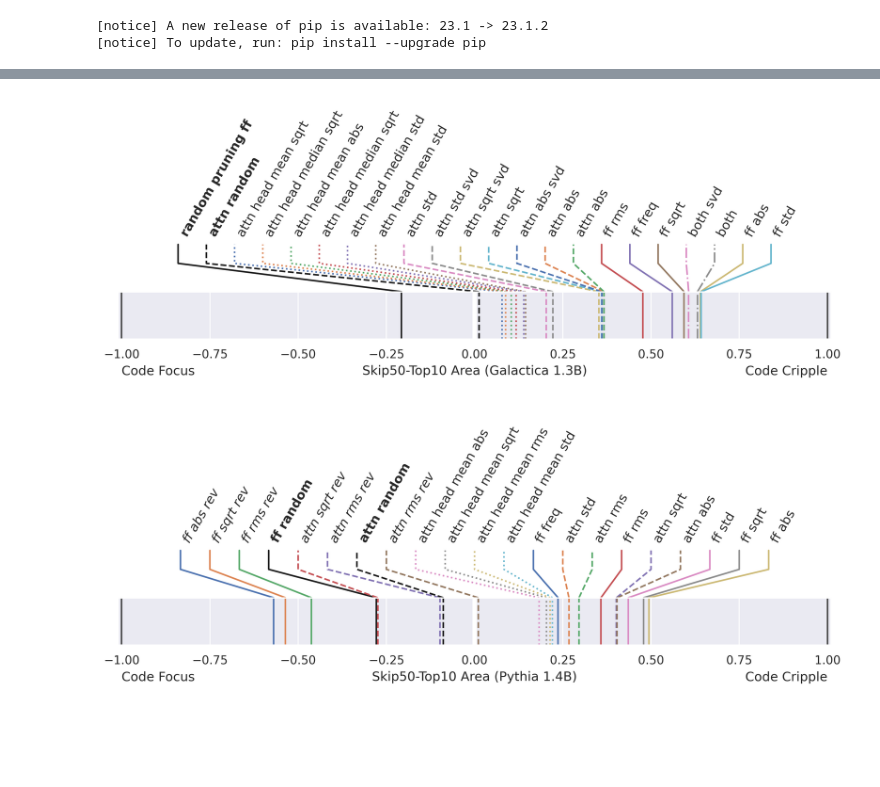
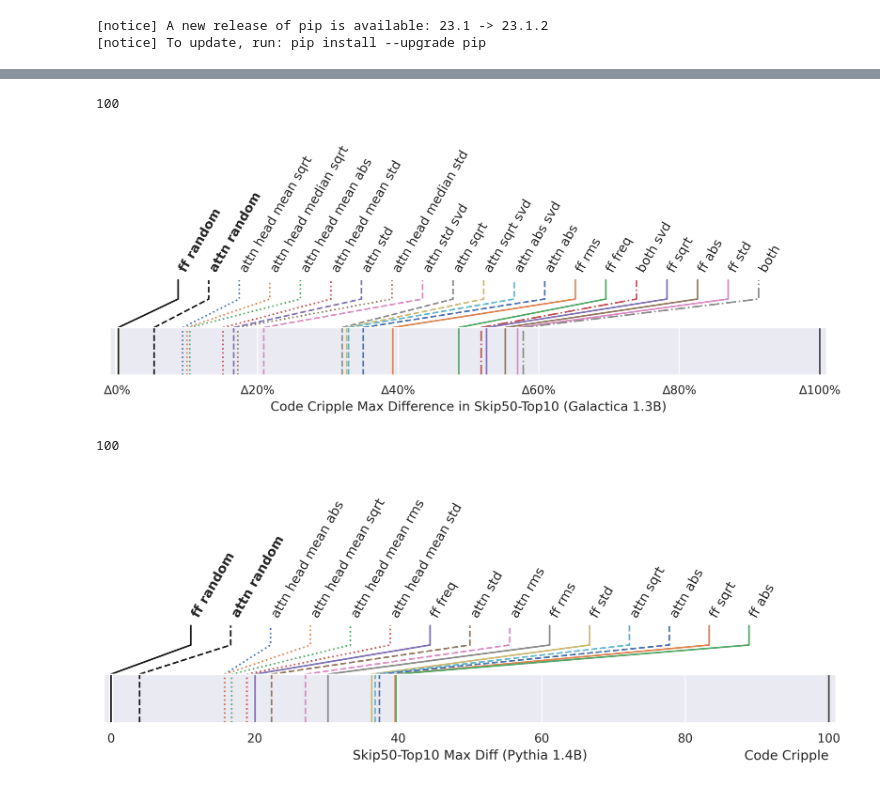
Before and after one commit to nickypro/separability, a Jupyter notebook: examples/analyse-methods.ipynb, the cells around one changed output, grey strips where cells are left out. Drawn from its saved outputs; the diff is of its cells as text; code cells hidden in the pictures; blank space fills up the shorter version.

Commit message:
changed metric to difference in accuracy loss

```diff
--- a/examples/analyse-methods.ipynb
+++ b/examples/analyse-methods.ipynb
@@ -57,6 +57,11 @@ def normed(h, dataset, key):
 
 def calculate_area(x, y):
     return np.trapz(y, x)
+
+def calculate_max_diff(x, y):
+    x, y = np.array(x), np.array(y)
+    diff = (y-x)
+    return diff.max()
 
 class WandbRunData:
     def __init__(self, run_name):
@@ -98,8 +103,9 @@ class WandbRunData:
         cripple_perf   = normed(self.h, self.cripple, metric) * self.scale
 
         d_focus, d_cripple = focus_perf, cripple_perf
-        area = calculate_area(focus_perf, cripple_perf)*2 / (self.scale**2)
-        return focus_perf, cripple_perf, area
+        #area = calculate_area(focus_perf, cripple_perf)*2 / (self.scale**2)
+        score = calculate_max_diff(focus_perf, cripple_perf)
+        return focus_perf, cripple_perf, score
 
     def get_diag_metric(self, metric):
         self.scale = 100
@@ -107,8 +113,9 @@ class WandbRunData:
         cripple_perf   = normed(self.h, self.cripple, metric) * self.scale
 
         d_cripple, d_focus = self.scale-cripple_perf, self.scale-focus_perf
-        area = ( calculate_area(d_focus, d_cripple) - self.scale**2/2 )/(self.scale**2)
-        return d_cripple, d_focus, area
+        #area = ( calculate_area(d_focus, d_cripple) - self.scale**2/2 )/(self.scale**2)
+        score = calculate_max_diff(d_focus, d_cripple)
+        return d_cripple, d_focus, score
 
     def get_d_metric(self, metric):
         self.scale = 100
@@ -116,8 +123,9 @@ class WandbRunData:
         cripple_perf   = normed(self.h, self.cripple, metric) * self.scale
 
         d_cripple, d_focus = self.scale-cripple_perf, self.scale-focus_perf
-        area = calculate_area(d_focus, d_cripple-d_focus)*2 / (self.scale**2)
-        return d_cripple, d_focus, area
+        #area = calculate_area(d_focus, d_cripple-d_focus)*2 / (self.scale**2)
+        score = calculate_max_diff(d_focus, d_cripple)
+        return d_cripple, d_focus, score
 
 def plot_frac_pruned(run_obj, metric):
     r = run_obj
@@ -153,7 +161,7 @@ def plot_metric(run_obj, metric, diff=True):
 
 def plot_perf_metric(run_obj, metric, diff=True):
     r = run_obj
-    d_cripple, d_focus, area = r.get_metric(metric, diff)
+    d_cripple, d_focus, score = r.get_metric(metric, diff)
 
     # Plot differences in ability
     metric_name, scale = metric_map[metric], r.scale
@@ -176,5 +184,5 @@ def plot_perf_metric(run_obj, metric, diff=True):
 
     plt.legend()
 
-    return area
+    return score
 # %%
@@ -314,51 +329,59 @@ for run in _runs_attn:
     #print(run.name, run.config.items())
     runs_filtered.append(run.url)
 
-fig, (ax1, ax2) = plot_technique_comparison(runs_filtered)
-ax1.set_xlim(-1.01, 1.01)
-ax2.set_xlim(-1.01, 1.01)
-ax2.text(-1, -0.55, "Code Focus",   ha="left",  va="top")
-ax2.text( 1, -0.55, "Code Cripple", ha="right", va="top")
-ax2.set_xlabel("Skip50-Top10 Area (Galactica 1.3B)")
+scale = 100
+fig, (ax1, ax2) = plot_technique_comparison(runs_filtered, scale)
+ax1.set_xlim(-0.01*scale, 1.01*scale)
+ax2.set_xlim(-0.01*scale, 1.01*scale)
+def percent_formatter(x, pos):
+    return f'∆{x:.0f}%'
+ax2.xaxis.set_major_formatter(FuncFormatter(percent_formatter))
+ax2.yaxis.set_major_formatter(FuncFormatter(percent_formatter))
+#ax2.text( 1, -0.55, "Code Cripple", ha="right", va="top")
+ax2.set_xlabel("Code Cripple Max Difference in Skip50-Top10 (Galactica 1.3B)")
 
 plt.show()
 # %% [output]
+100
-[figure, old version]
+[figure, new version]
 # %%
 runs_filtered, run_limit = [], None
 for run in _runs_attn:
     if run_limit and len(runs_filtered) > run_limit:
         break
     if run.state == "crashed":
         continue
     if not "_step" in run.summary or run.summary["_step"] < 1:
         continue
     #if not "attn" in run.name:
     #    continue
+    if "rev" in run.name:
+        continue
     if "base" in run.name:
         continue
     if "attn v" in run.name:
         continue
     if not run.config["model_size"] == "EleutherAI/pythia-1.4B":
         continue
     if "L" in run.name:
         continue
     if run.name in [
             "gal 1.3b del bias attn abs",
             "gal 1.3b attn",
             "gal 1.3b both old",
             "gal 1.3b both svd-b",
         ]:
         continue
     #print(run.name, run.config.items())
     runs_filtered.append(run.url)
 
-fig, (ax1, ax2) = plot_technique_comparison(runs_filtered)
-ax1.set_xlim(-1.01, 1.01)
-ax2.set_xlim(-1.01, 1.01)
-ax2.text(-1, -0.55, "Code Focus",   ha="left",  va="top")
-ax2.text( 1, -0.55, "Code Cripple", ha="right", va="top")
-ax2.set_xlabel("Skip50-Top10 Area (Pythia 1.4B)")
+scale = 100
+fig, (ax1, ax2) = plot_technique_comparison(runs_filtered, scale)
+ax1.set_xlim(-0.01*scale, 1.01*scale)
+ax2.set_xlim(-0.01*scale, 1.01*scale)
+ax2.text( scale, -0.55, "Code Cripple", ha="right", va="top")
+ax2.set_xlabel("Skip50-Top10 Max Diff (Pythia 1.4B)")
 plt.show()
 # %% [output]
+100
-[figure, old version]
+[figure, new version]
```
Also changed, not shown: parts of 2 cells of this notebook.
